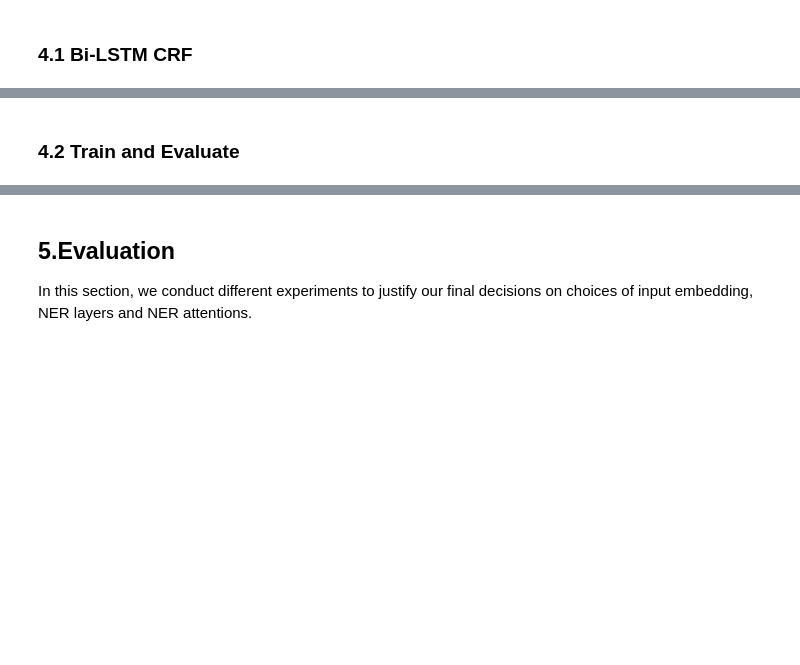
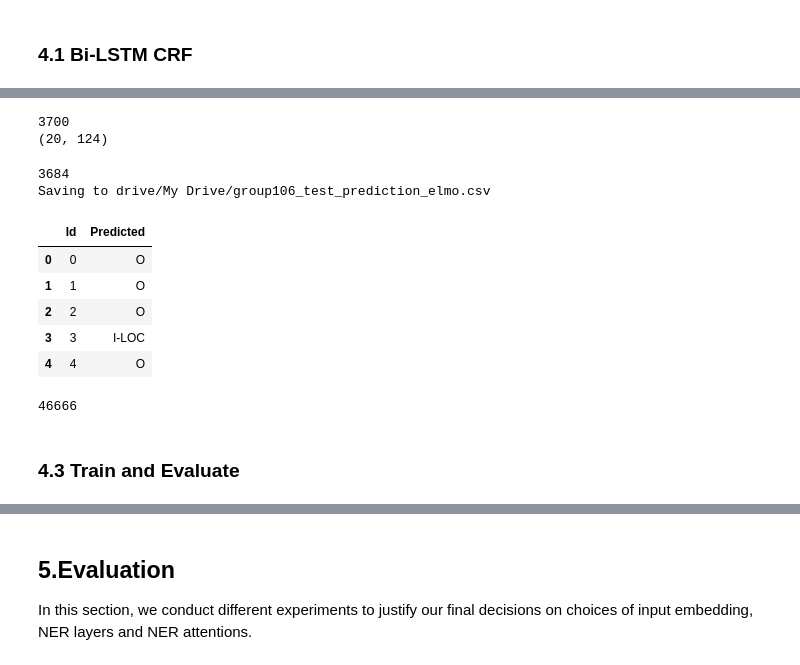
Before and after one commit to seanwelz/5046-A2, a Jupyter notebook: Assignment2_xzho7240_xwan8513.ipynb, the cells around one changed output, grey strips where cells are left out. Saved outputs shown, nothing was run; the diff lists cells and outputs as text; code cells hidden in the pictures; blank space fills up the shorter version.

```diff
--- a/Assignment2_xzho7240_xwan8513.ipynb
+++ b/Assignment2_xzho7240_xwan8513.ipynb
@@ -536,5 +723,65 @@ def cal_acc(model, input_index, output_index):
+# %%
+X_test = add_padding_X(test_data)
+
+# Given number of samples in test is 3684 which is not dividable by batch size 20
+# we need to add some dummy samples to test data so that it is dividable by 20
+dummy_string = ['NLP'] * max_len
+dummies = []
+for i in range(16):
+  dummies.append(dummy_string)
+
+X_test_dummy = X_test + dummies
+test_data_dummy = test_data + dummies
+
+# get test result
+ntimes = int(len(X_test_dummy) / batch_size)
+print(len(X_test_dummy))
+pred_test = []
+for i in tqdm(range(ntimes)):
+  start = (i * batch_size)
+  end = (i + 1) * batch_size
+  val_batch = np.array(X_test_dummy[start: end])
+  true_val_batch = test_data[start: end]
+  if i == ntimes - 1:
+    print(val_batch.shape)
+  prediction = model.predict(val_batch)
+  prediction = np.argmax(prediction, axis=-1)
+  pred_test += get_nonpad_prediction(true_val_batch, prediction)
+# %% [output]
+3700
+(20, 124)
+# %%
+# slice prediction by actual number of samples in test data
+actual_pred_test = pred_test[:len(test_data)]
+print(len(actual_pred_test))
+
+# flatten prediction output
+flat_prediction = []
+for tag_list, seq in zip(actual_pred_test, test_data):
+  assert len(seq) == len(tag_list), f'{len(seq)}, {len(tag_list)}'
+  flat_prediction += decode_output(tag_list)
+test_output = pd.DataFrame({'Id': range(len(flat_prediction)), 'Predicted': flat_prediction})
+
+# save test output
+test_file_name = 'drive/My Drive/group106_test_prediction_elmo.csv'
+print('Saving to', test_file_name)
+test_output.to_csv(test_file_name, index=False)
+test_output.head()
+# %% [output]
+3684
+Saving to drive/My Drive/group106_test_prediction_elmo.csv
+|  | Id | Predicted |
+| 0 | 0 | O |
+| 1 | 1 | O |
+| 2 | 2 | O |
+| 3 | 3 | I-LOC |
+| 4 | 4 | O |
+# %%
+len(test_output)
+# %% [output]
+46666
 # %% [markdown]
-### 4.2 Train and Evaluate
+### 4.3 Train and Evaluate
 # %%
 import datetime
 from sklearn.metrics import classification_report
```
Also changed, not shown: parts of 35 cells of this notebook.
